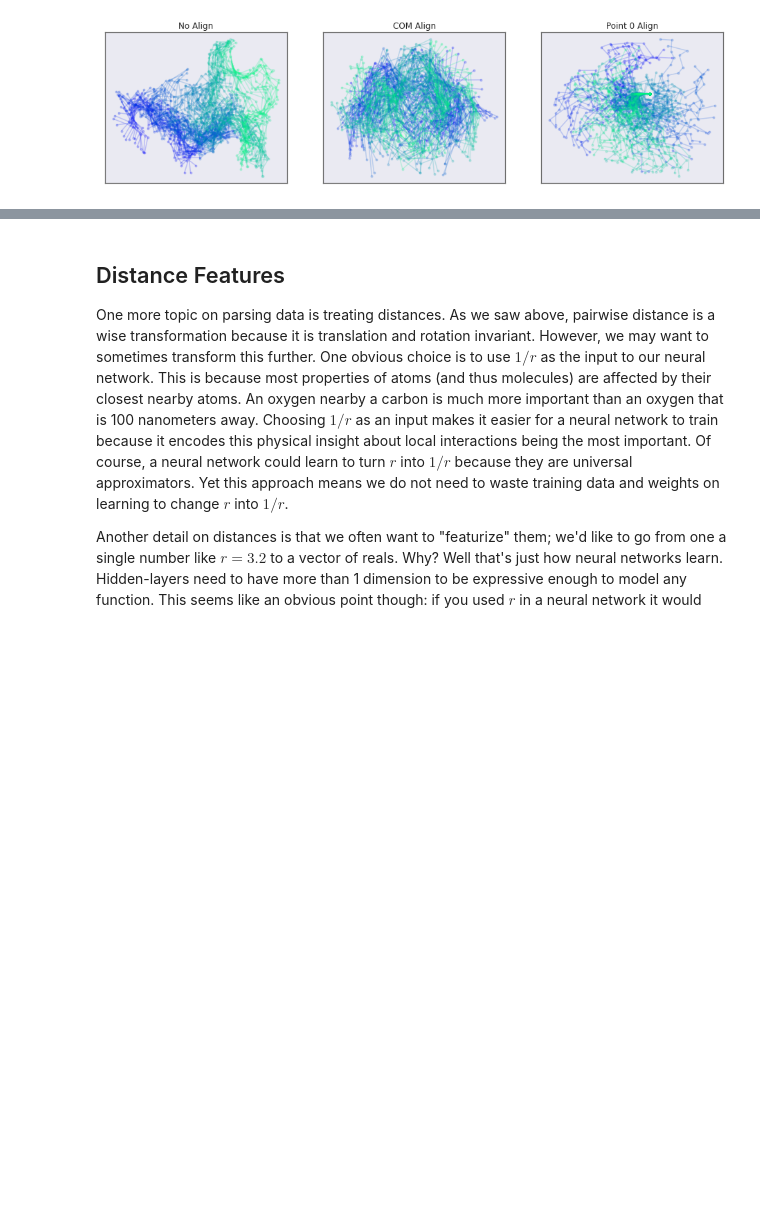
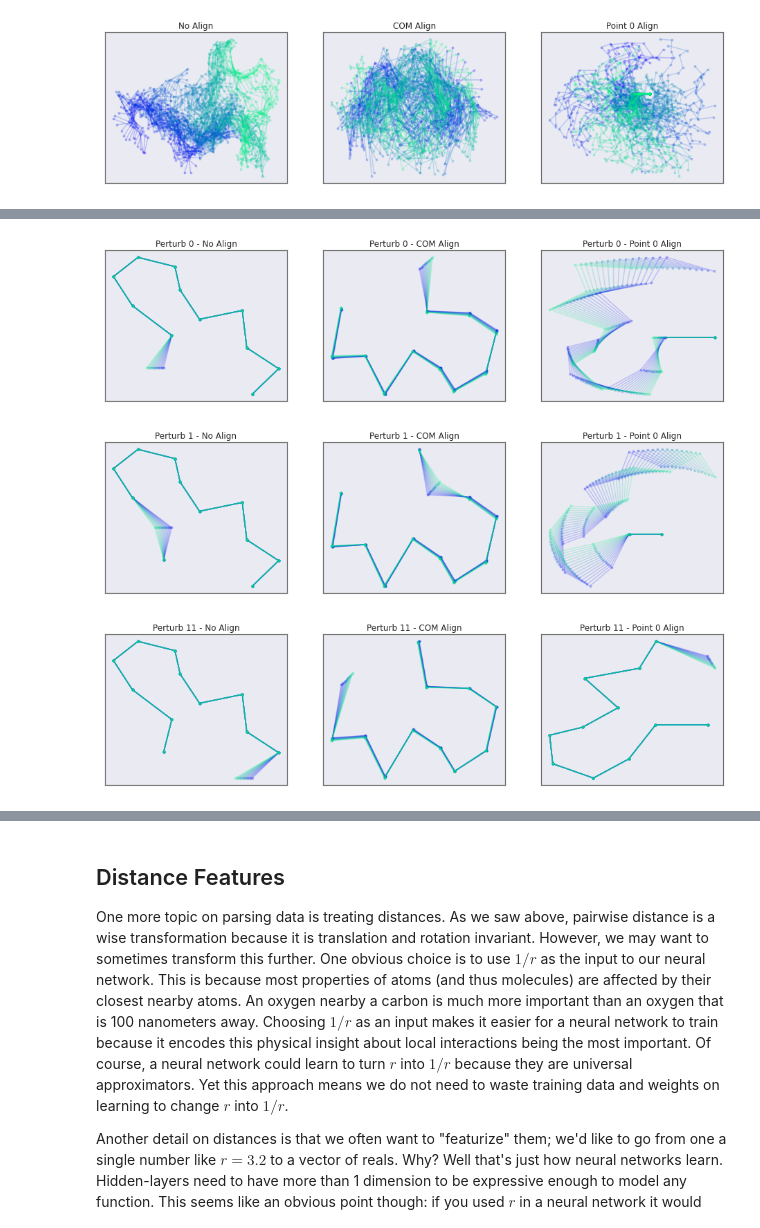
Before and after one commit to whitead/dmol-book, a Jupyter notebook: dl/data.ipynb, the cells around one changed output, grey strips where cells are left out. Drawn from its saved outputs; the diff is of its cells as text; code cells hidden in the pictures; blank space fills up the shorter version.

Commit message:
Added section on noise sensitivity for traj

```diff
--- a/dl/data.ipynb
+++ b/dl/data.ipynb
@@ -465,0 +470,30 @@ for i in range(3):
+# %%
+NP = 16
+def perturb_paths(perturb_point):
+    perturbation = np.zeros_like(paths[:NP])
+    perturbation[:, perturb_point, 0] = np.linspace(0,0.2, NP)
+    test_paths = paths[0:1] - perturbation
+
+    # compute aligned trajs
+    appaths = align_point(center_point(test_paths))
+    apapaths = align_principle(center_com(test_paths))
+
+    fig, axs = plt.subplots(ncols=3, squeeze=True, figsize=(16, 4))
+    axs[0].set_title(f'Perturb {perturb_point} - No Align')
+    axs[1].set_title(f'Perturb {perturb_point} - COM Align')
+    axs[2].set_title(f'Perturb {perturb_point} - Point 0 Align')
+    cmap = plt.get_cmap('winter')
+    for i in range(NP):
+        axs[0].plot(test_paths[i, :, 0], test_paths[i, :, 1], '.-', alpha=0.2, color=cmap(i / NP))
+        axs[1].plot(apapaths[i, :, 0], apapaths[i, :, 1], '.-', alpha=0.2, color=cmap(i / NP))
+        axs[2].plot(appaths[i, :, 0], appaths[i, :, 1], '.-', alpha=0.2, color=cmap(i / NP))
+    for i in range(3):
+        axs[i].set_xticks([])
+        axs[i].set_yticks([])
+perturb_paths(0)
+perturb_paths(1)
+perturb_paths(11)
+# %% [output]
+[figure, added]
+[figure, added]
+[figure, added]
```
Also changed, not shown: parts of 3 cells of this notebook.
